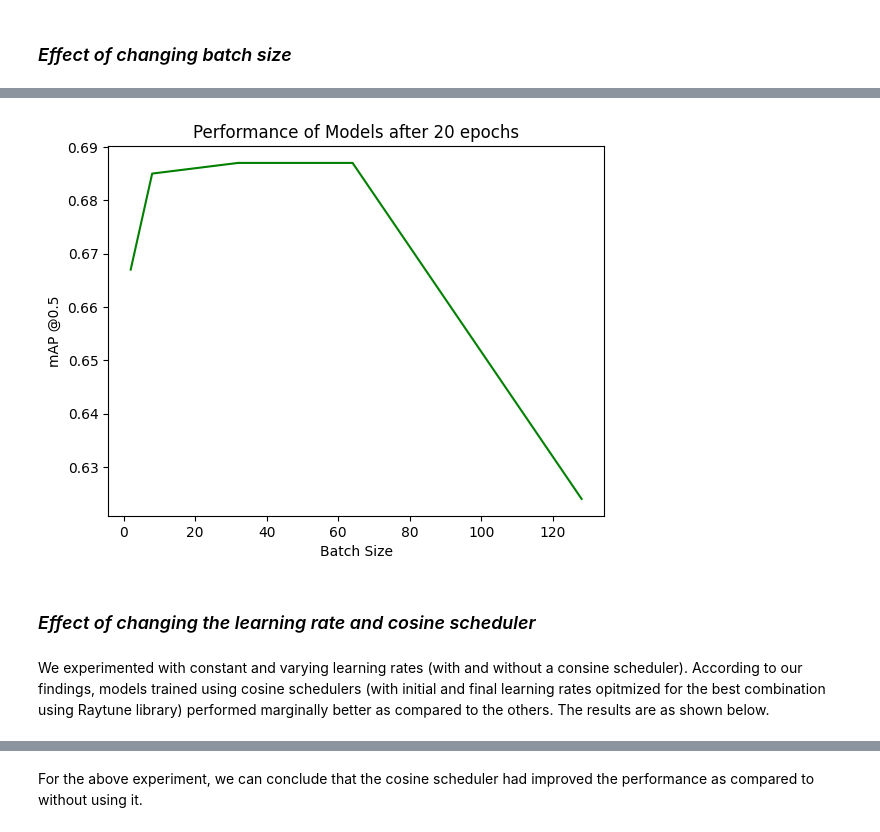
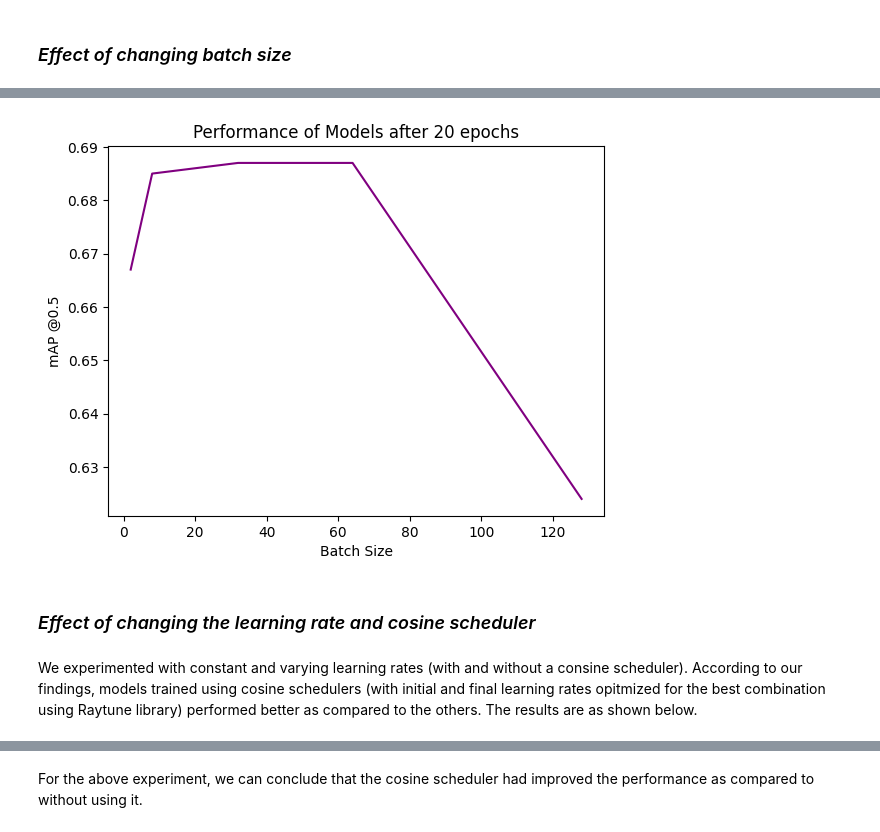
Before and after one commit to AbelKidaneHaile/Reports, a Jupyter notebook: notebooks/Report.ipynb, the cells around one changed output, grey strips where cells are left out. Drawn from its saved outputs; the diff is of its cells as text; code cells hidden in the pictures.

Commit message:
Finalize report from the comments given

```diff
--- a/notebooks/Report.ipynb
+++ b/notebooks/Report.ipynb
@@ -58,23 +46,16 @@ data = {"Batch Size": [2, 8, 32, 64, 128],
         "mAP @0.5": [0.667, 0.685, 0.687, 0.687, 0.624]
        }
 df = pd.DataFrame(data)
-# %%
-# Change the bar chart with a line chart
-plt.plot(df['Batch Size'], df['mAP @0.5'], color='green')
-
-# Add a title and labels to the axes
-plt.title('Performance of Models after 20 epochs')
-plt.xlabel('Batch Size')
-plt.ylabel('mAP @0.5')
-
-# Show the plot
-plt.show()
-# %% [output]
-[figure, removed]
+# %%
+plt.plot(df['Batch Size'], df['mAP @0.5'], color='purple')
+plt.title('Performance of Models after 20 epochs');plt.xlabel('Batch Size');plt.ylabel('mAP @0.5')
+plt.show()
+# %% [output]
+[figure, added]
 # %% [markdown]
 ### *Effect of changing the learning rate and cosine scheduler*
 # %% [markdown]
-We experimented with constant and varying learning rates (with and without a consine scheduler). According to our findings, models trained using cosine schedulers (with initial and final learning rates opitmized for the best combination using Raytune library) performed marginally better as compared to the others. The results are as shown below.
+We experimented with constant and varying learning rates (with and without a consine scheduler). According to our findings, models trained using cosine schedulers (with initial and final learning rates opitmized for the best combination using Raytune library) performed better as compared to the others. The results are as shown below.
 # %%
 import pandas as pd
 import matplotlib.pyplot as plt
```
Also changed, not shown: parts of 18 cells of this notebook, 1 other file.
